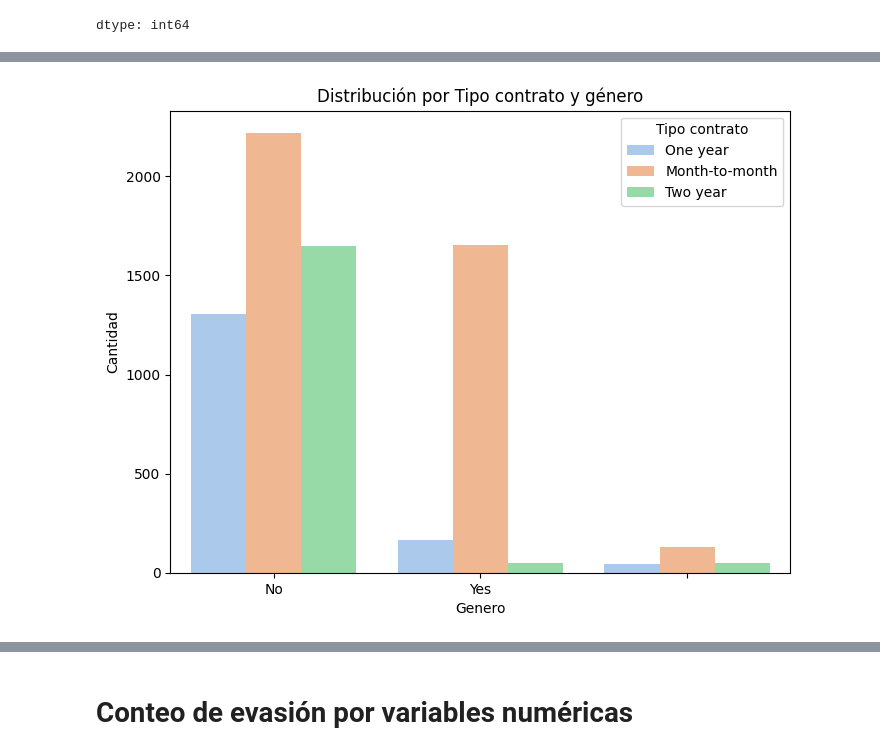
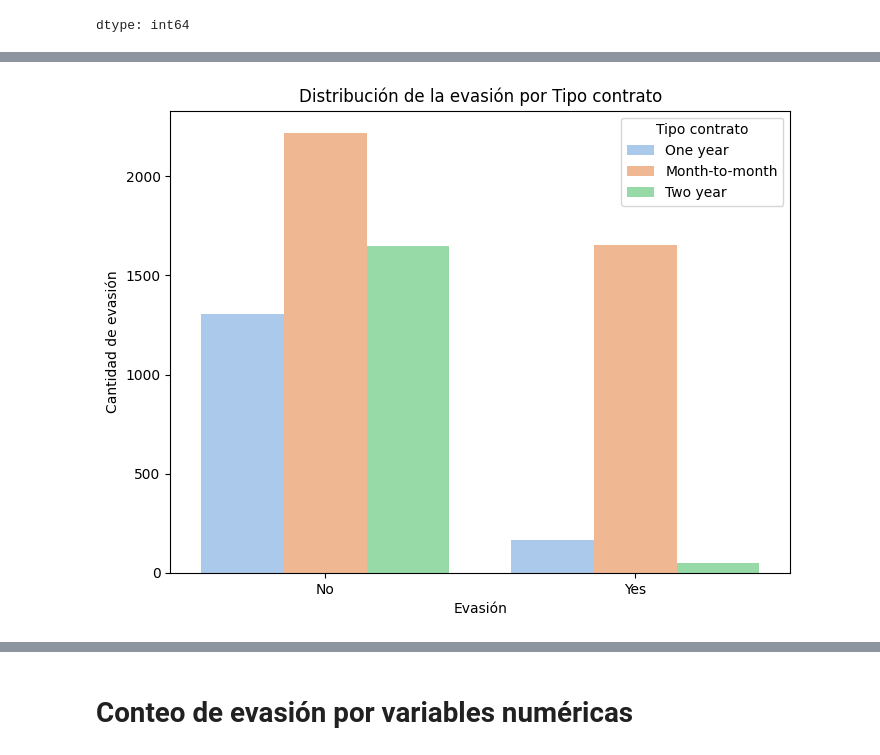
Before and after one commit to 25071983/DESAFIO-PYTHON, a Jupyter notebook: Challenge_ONE_Data_Science_Telecom_X.ipynb, the cells around one changed output, grey strips where cells are left out. Saved outputs shown, nothing was run; the diff lists cells and outputs as text; code cells hidden in the pictures.

```diff
--- a/Challenge_ONE_Data_Science_Telecom_X.ipynb
+++ b/Challenge_ONE_Data_Science_Telecom_X.ipynb
@@ -539,3 +539,8 @@ df['Churn'].value_counts()
 | Yes | 1869 |
 |  | 224 |
 dtype: int64
+# %%
+## Dado que se observa que existen registros sin churn definidos estos registros seran eliminados
+
+
+df = df[df['Churn'].notna() & (df['Churn'] != '')]
@@ -597,11 +612,14 @@ plt.show()
 # %%
-## Tipo contrato por genero
+## Distribución de la evasión por Tipo contrato
 
 plt.figure(figsize=(8, 6))
 sns.countplot(data=df, x='Churn', hue='Contract', palette='pastel')
-plt.title('Distribución por Tipo contrato y género')
-plt.xlabel('Genero')
-plt.ylabel('Cantidad')
+plt.title('Distribución de la evasión por Tipo contrato')
+plt.xlabel('Evasión')
+plt.ylabel('Cantidad de evasión')
 plt.legend(title='Tipo contrato')
+plt.savefig('Distribución de la evasión por Tipo contrato.png', dpi=300)
+
+files.download('Distribución de la evasión por Tipo contrato.png')
 plt.show()
 # %% [output]
@@ -608 +628 @@ plt.show()
-[figure, old version]
+[figure, new version]
```
Also changed, not shown: parts of 23 cells of this notebook.
